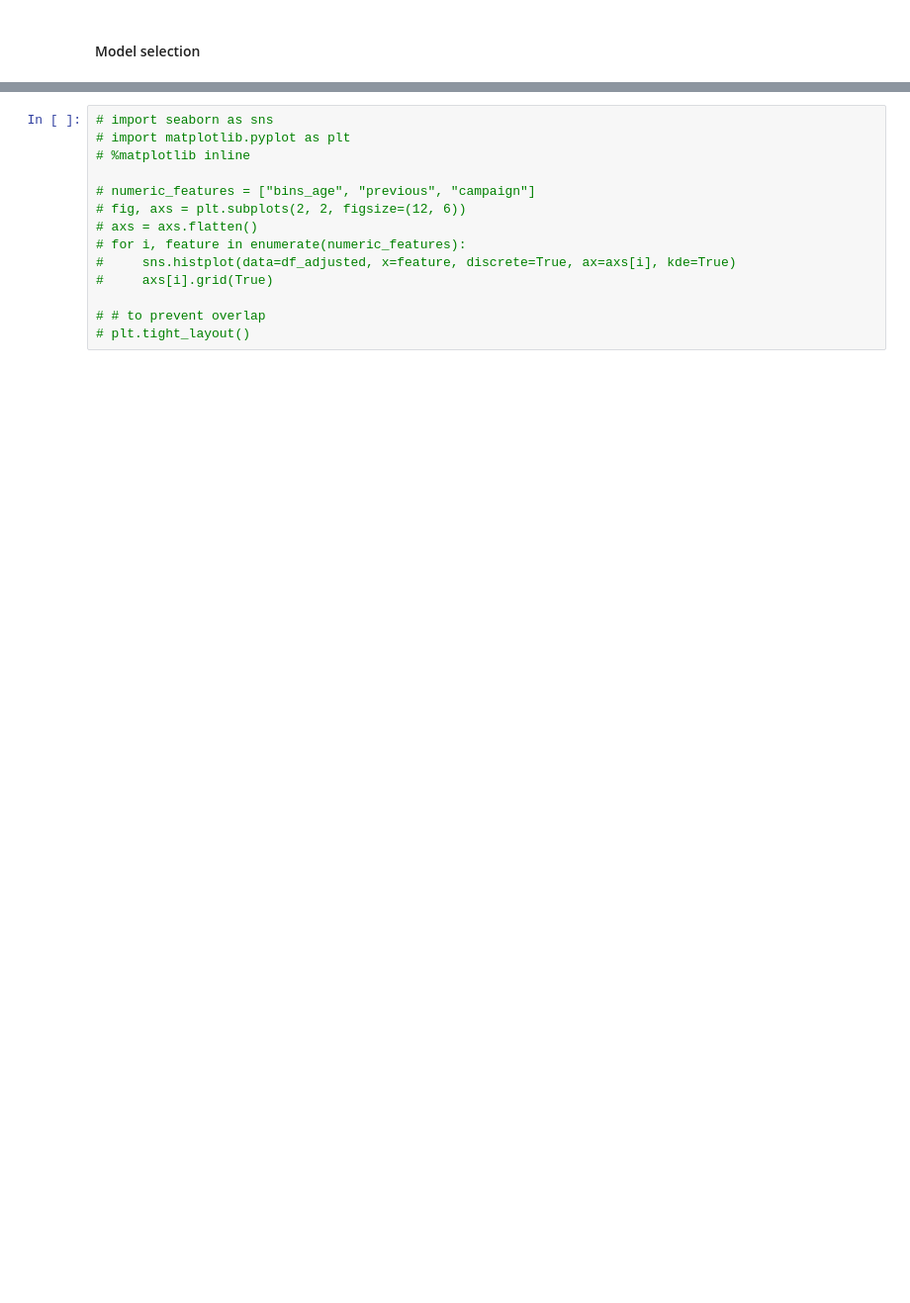
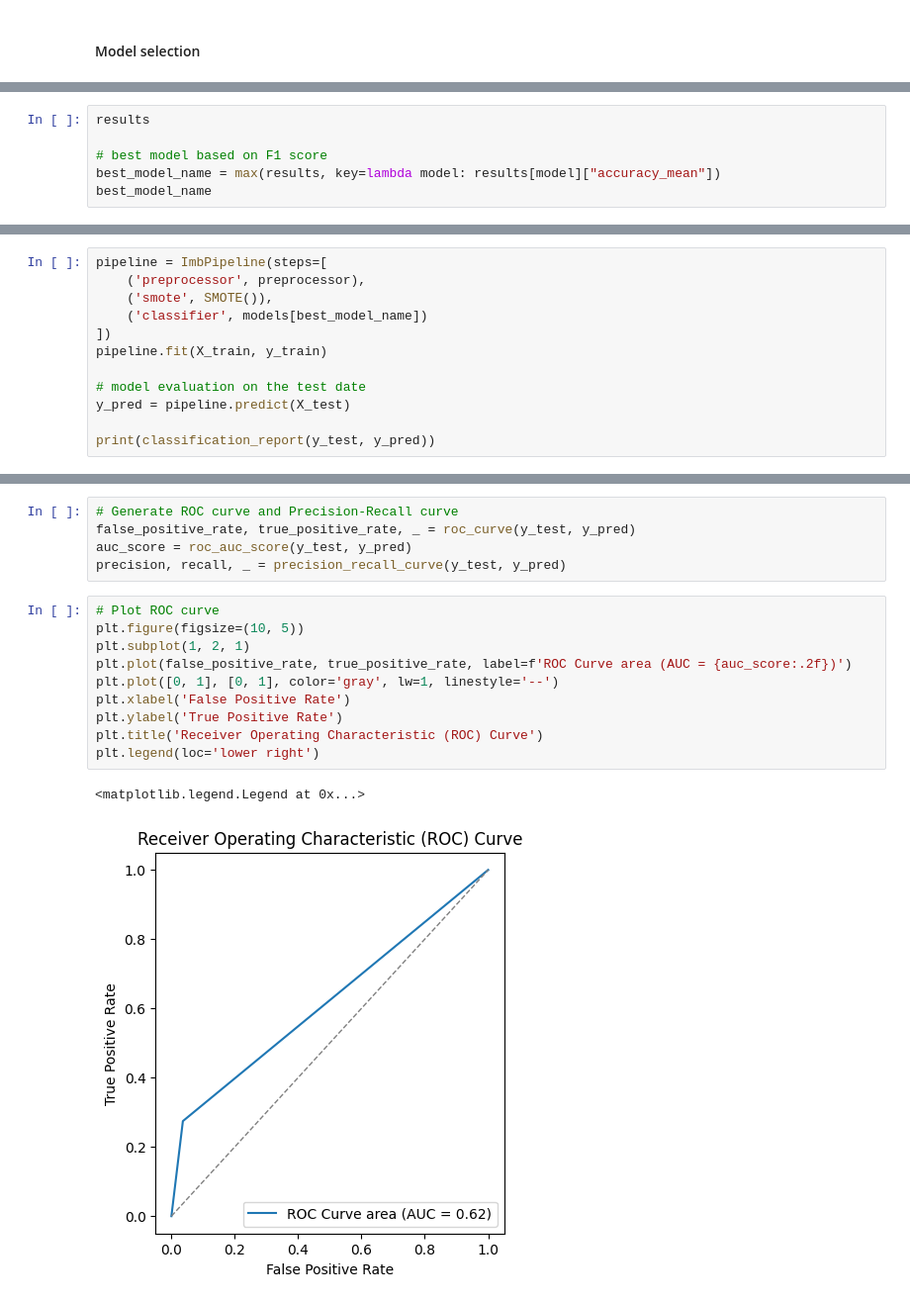
Before and after one commit to naty88/customer_subscriptions_prediction, a Jupyter notebook: notebooks/preprocessing_training.ipynb, the cells around one changed output, grey strips where cells are left out. Shown at 99% size. Saved outputs shown, nothing was run; the diff lists cells and outputs as text; blank space fills up the shorter version.

```diff
--- a/notebooks/preprocessing_training.ipynb
+++ b/notebooks/preprocessing_training.ipynb
@@ -242,0 +216,6 @@ f1 --- CV F1 Score: 0.2912135356630408
+# %%
+results
+
+# best model based on F1 score
+best_model_name = max(results, key=lambda model: results[model]["accuracy_mean"])
+best_model_name
@@ -242,0 +224,12 @@ f1 --- CV F1 Score: 0.2912135356630408
+# %%
+pipeline = ImbPipeline(steps=[
+    ('preprocessor', preprocessor),
+    ('smote', SMOTE()),
+    ('classifier', models[best_model_name])
+])
+pipeline.fit(X_train, y_train)
+
+# model evaluation on the test date
+y_pred = pipeline.predict(X_test)
+
+print(classification_report(y_test, y_pred))
@@ -243,14 +441,18 @@ f1 --- CV F1 Score: 0.2912135356630408
 # %%
-# import seaborn as sns
-# import matplotlib.pyplot as plt
-# %matplotlib inline
-
-# numeric_features = ["bins_age", "previous", "campaign"]
-# fig, axs = plt.subplots(2, 2, figsize=(12, 6))
-# axs = axs.flatten()
-# for i, feature in enumerate(numeric_features):
-#     sns.histplot(data=df_adjusted, x=feature, discrete=True, ax=axs[i], kde=True)
-#     axs[i].grid(True)
-
-# # to prevent overlap
-# plt.tight_layout()
+# Generate ROC curve and Precision-Recall curve
+false_positive_rate, true_positive_rate, _ = roc_curve(y_test, y_pred)
+auc_score = roc_auc_score(y_test, y_pred)
+precision, recall, _ = precision_recall_curve(y_test, y_pred)
+# %%
+# Plot ROC curve
+plt.figure(figsize=(10, 5))
+plt.subplot(1, 2, 1)
+plt.plot(false_positive_rate, true_positive_rate, label=f'ROC Curve area (AUC = {auc_score:.2f})')
+plt.plot([0, 1], [0, 1], color='gray', lw=1, linestyle='--')
+plt.xlabel('False Positive Rate')
+plt.ylabel('True Positive Rate')
+plt.title('Receiver Operating Characteristic (ROC) Curve')
+plt.legend(loc='lower right')
+# %% [output]
+<matplotlib.legend.Legend at 0x...>
+[figure, added]
```
Also changed, not shown: parts of 37 cells of this notebook, 1 other file.
